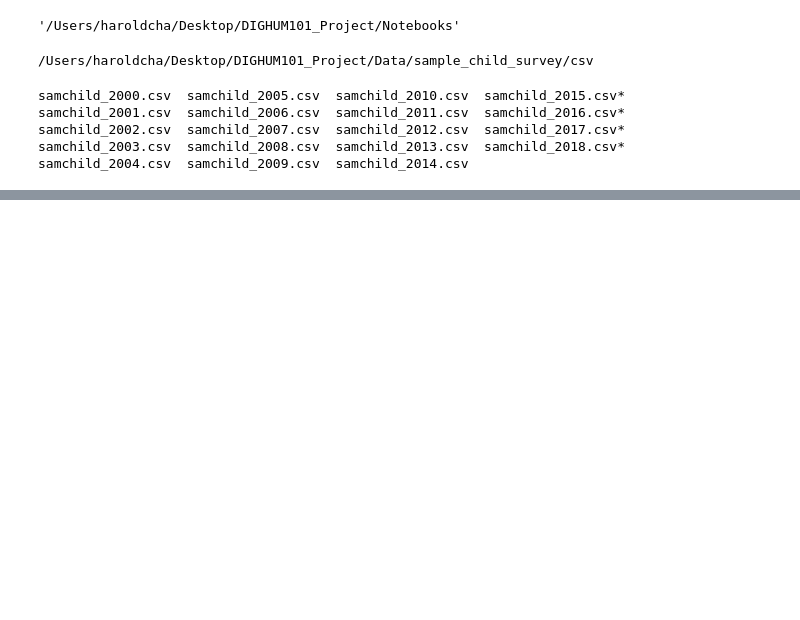
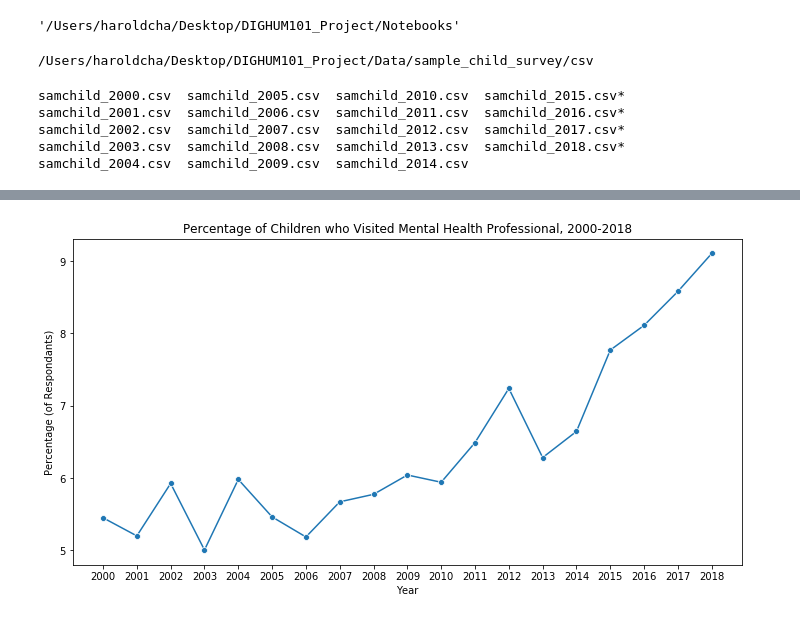
Before and after one commit to haroldcha/DIGHUM101_Project, a Jupyter notebook: Notebooks/Mental Health Care Usage for Adolescents.ipynb, the cells around one changed output, grey strips where cells are left out. Saved outputs shown, nothing was run; the diff lists cells and outputs as text; code cells hidden in the pictures; blank space fills up the shorter version.

```diff
--- a/Notebooks/Mental Health Care Usage for Adolescents.ipynb
+++ b/Notebooks/Mental Health Care Usage for Adolescents.ipynb
@@ -79,0 +141,11 @@ child_2000
+# %%
+child_summary["percent_yes"] = (child_summary["CHCSYR1_yes"]/child_summary["total"])*100
+
+plt.figure(figsize=(12,6))
+sns.lineplot(x="SRVY_YR", y="percent_yes", marker = "o", data=child_summary)
+plt.title("Percentage of Children who Visited Mental Health Professional, 2000-2018")
+plt.xlabel("Year")
+plt.xticks(mental_use_by_year["SRVY_YR"])
+plt.ylabel("Percentage (of Respondants)");
+# %% [output]
+[figure, added]
```
Also changed, not shown: parts of 12 cells of this notebook, 3 other files.
